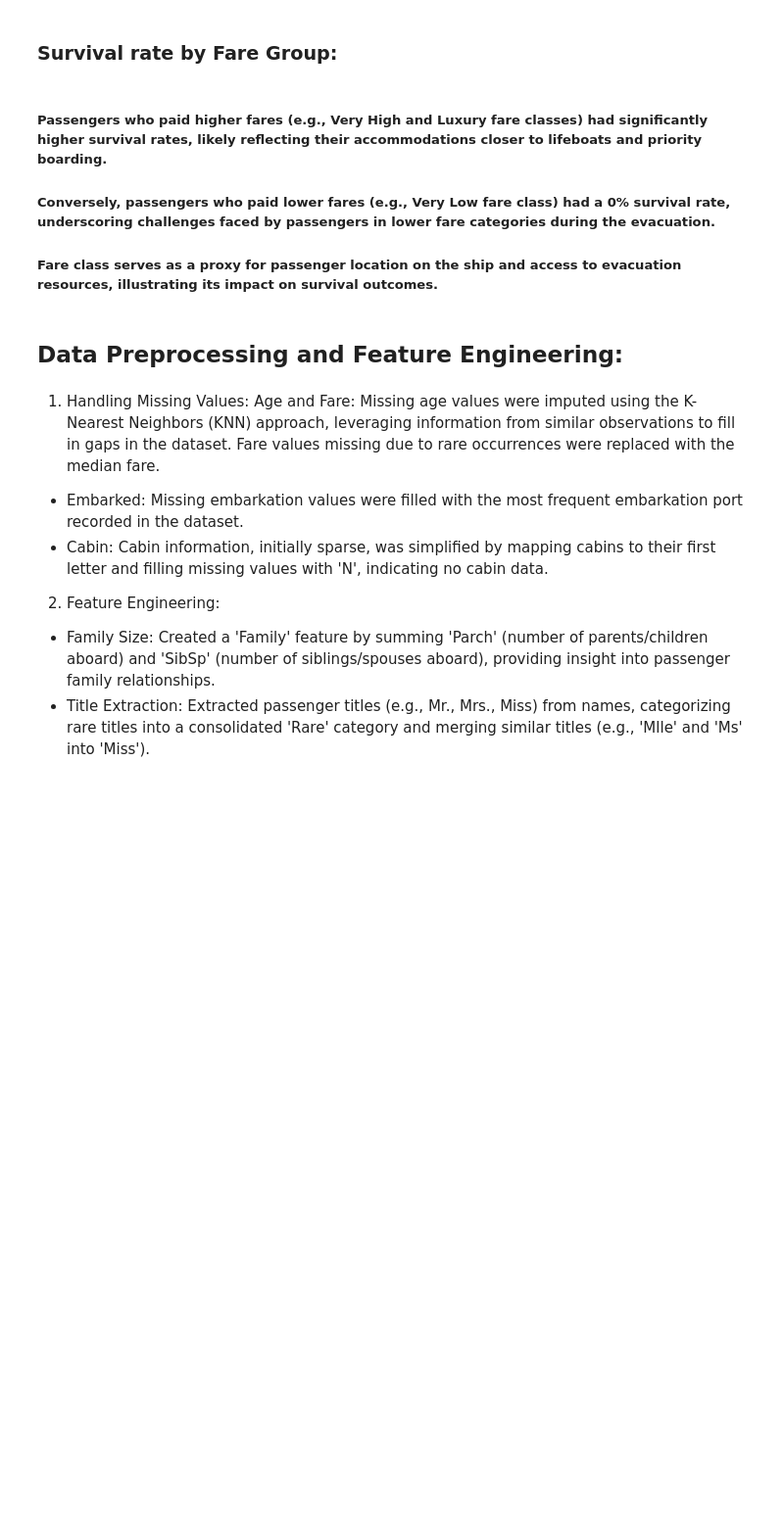
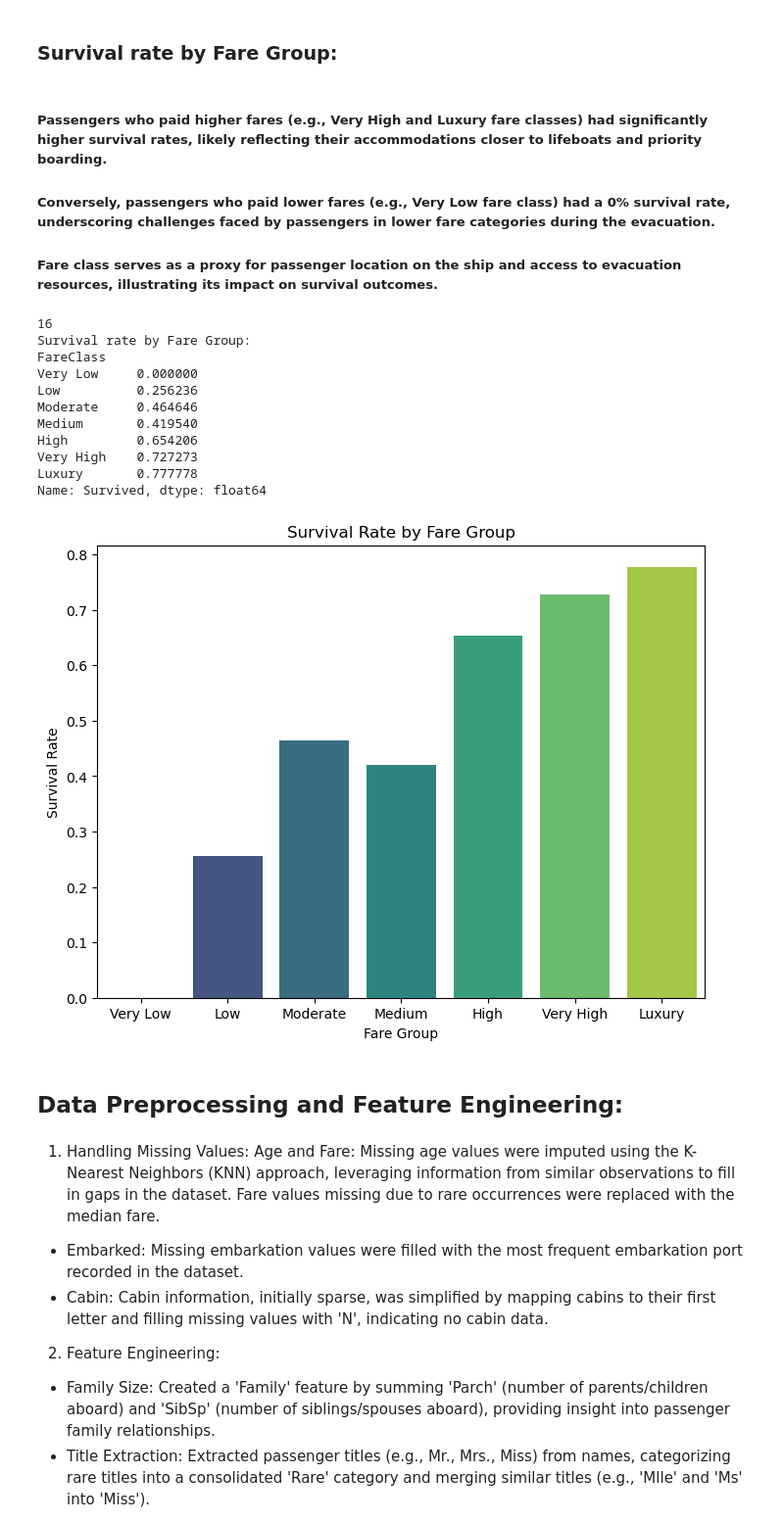
Before and after one commit to loanper/GROUPE6, a Jupyter notebook: titanic_analysis_final.ipynb, the cells around one changed output. Shown: that part at 98% size. Saved outputs shown, nothing was run; the diff lists cells and outputs as text; code cells hidden in the pictures; blank space fills up the shorter version.

```diff
--- a/titanic_analysis_final.ipynb
+++ b/titanic_analysis_final.ipynb
@@ -87,22 +140,35 @@ plt.show()
 ##### Conversely, passengers who paid lower fares (e.g., Very Low fare class) had a 0% survival rate, underscoring challenges faced by passengers in lower fare categories during the evacuation.
 ##### Fare class serves as a proxy for passenger location on the ship and access to evacuation resources, illustrating its impact on survival outcomes.
 # %%
-train = pd.read_csv('/kaggle/input/titanic/train.csv')
+train = pd.read_csv('data/train.csv')
 
 print((train['Fare'].values < 5).sum())
 
 train['FareClass'] = pd.cut(train['Fare'], bins= [0, 5, 15, 25, 50, 100, 250, float('inf')],
                          labels=['Very Low', 'Low', 'Moderate', 'Medium', 'High', 'Very High', 'Luxury'])
 survival_by_fare = train.groupby('FareClass')['Survived'].mean()
 print("Survival rate by Fare Group:")
 print(survival_by_fare)
 
 plt.figure(figsize=(8, 6))
 sns.barplot(x='FareClass', y='Survived', data=train, ci=None, order=['Very Low', 'Low', 'Moderate', 'Medium', 'High', 'Very High', 'Luxury'], palette='viridis')
 plt.title('Survival Rate by Fare Group')
 plt.ylabel('Survival Rate')
 plt.xlabel('Fare Group')
 plt.show()
+# %% [output]
+16
+Survival rate by Fare Group:
+FareClass
+Very Low     0.000000
+Low          0.256236
+Moderate     0.464646
+Medium       0.419540
+High         0.654206
+Very High    0.727273
+Luxury       0.777778
+Name: Survived, dtype: float64
+[figure, added]
 # %% [markdown]
 ## Data Preprocessing and Feature Engineering:
 # %% [markdown]
```
Also changed, not shown: parts of 10 cells of this notebook.
